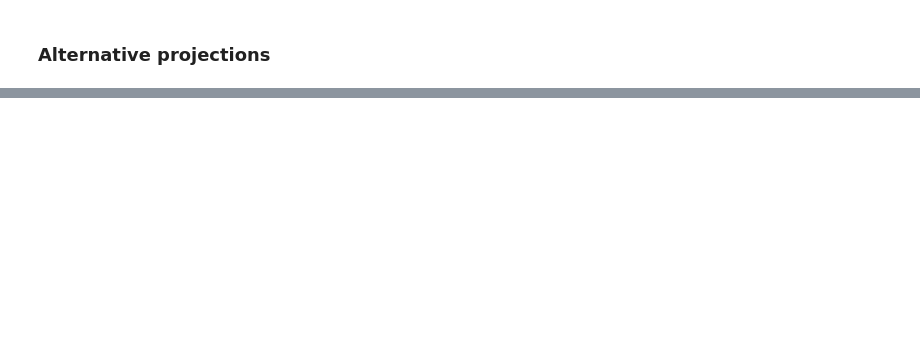
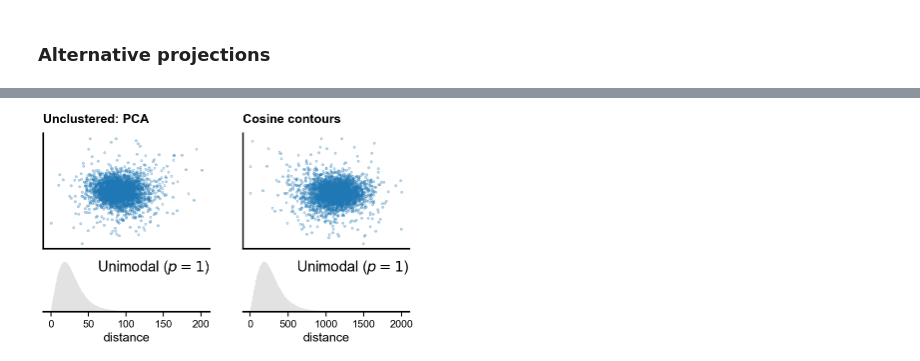
Before and after one commit to bacor/shapes-of-music, a Jupyter notebook: clean_notebooks/Dip dist test synthetic data.ipynb, the cells around one changed output, grey strips where cells are left out. Saved outputs shown, nothing was run; the diff lists cells and outputs as text; code cells hidden in the pictures; blank space fills up the shorter version.

```diff
--- a/clean_notebooks/Dip dist test synthetic data.ipynb
+++ b/clean_notebooks/Dip dist test synthetic data.ipynb
@@ -186,0 +210,21 @@ show_embeddings(X_cos, clustered.df['label'], s=.1, alpha=.5)
+# %%
+fig = plt.figure(figsize=cm2inch(8, 4))
+gs = fig.add_gridspec(nrows=3, ncols=2)
+
+fig.add_subplot(gs[:2, 0])
+title('Unclustered: PCA')
+X_pca = PCA(n_components=2).fit_transform(unclustered.contours())
+show_embeddings(X_pca, s=.1, alpha=.5)
+
+fig.add_subplot(gs[2, 0])
+show_distance_distribution(pdist(X_pca))
+
+fig.add_subplot(gs[:2, 1])
+title('Cosine contours')
+X_cos = dct(unclustered.contours())[:, 1:3]
+show_embeddings(X_cos, s=.1, alpha=.5)
+
+fig.add_subplot(gs[2, 1])
+show_distance_distribution(pdist(X_cos))
+# %% [output]
+[figure, added]
```
Also changed, not shown: parts of 6 cells of this notebook, 3 other files.
